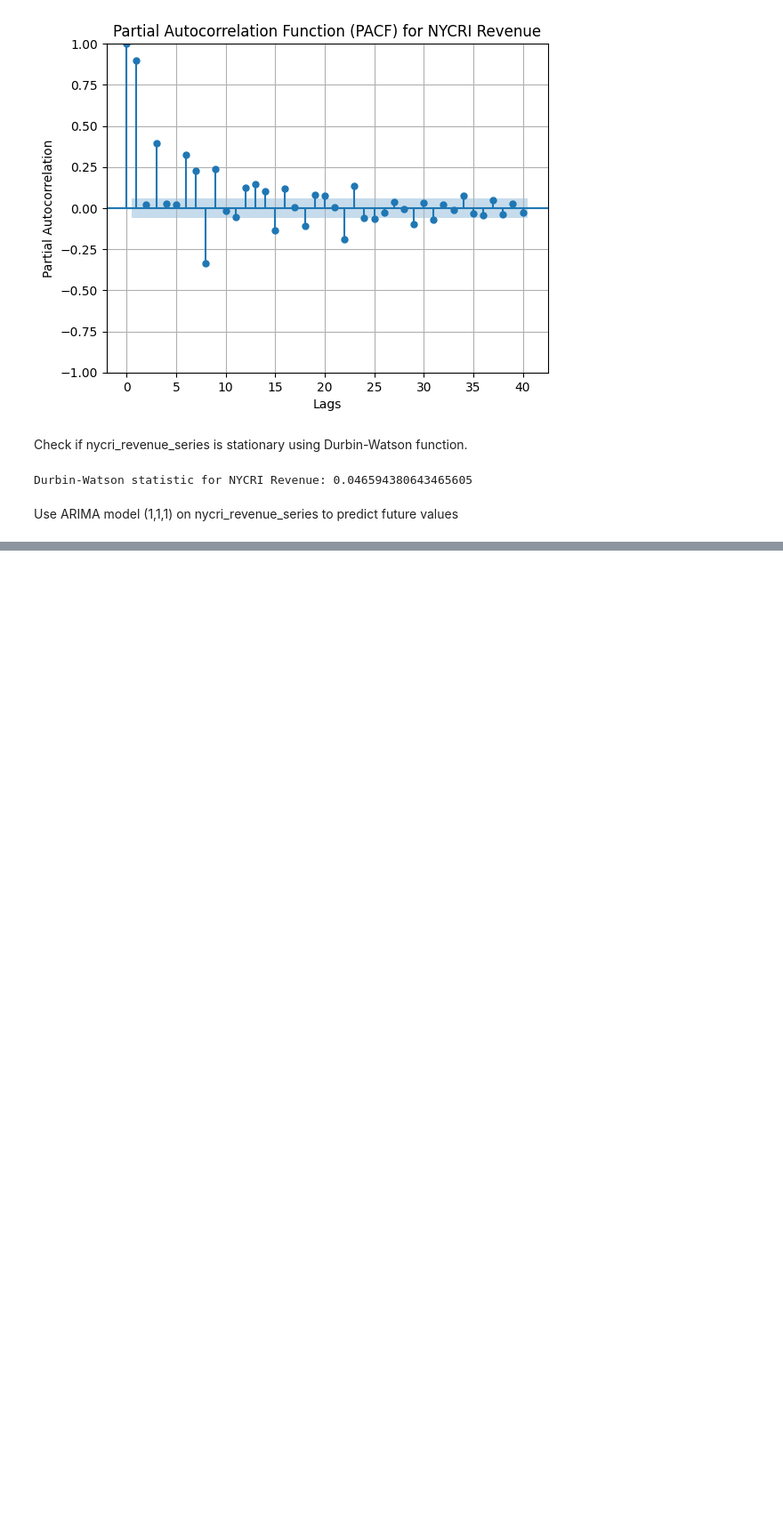
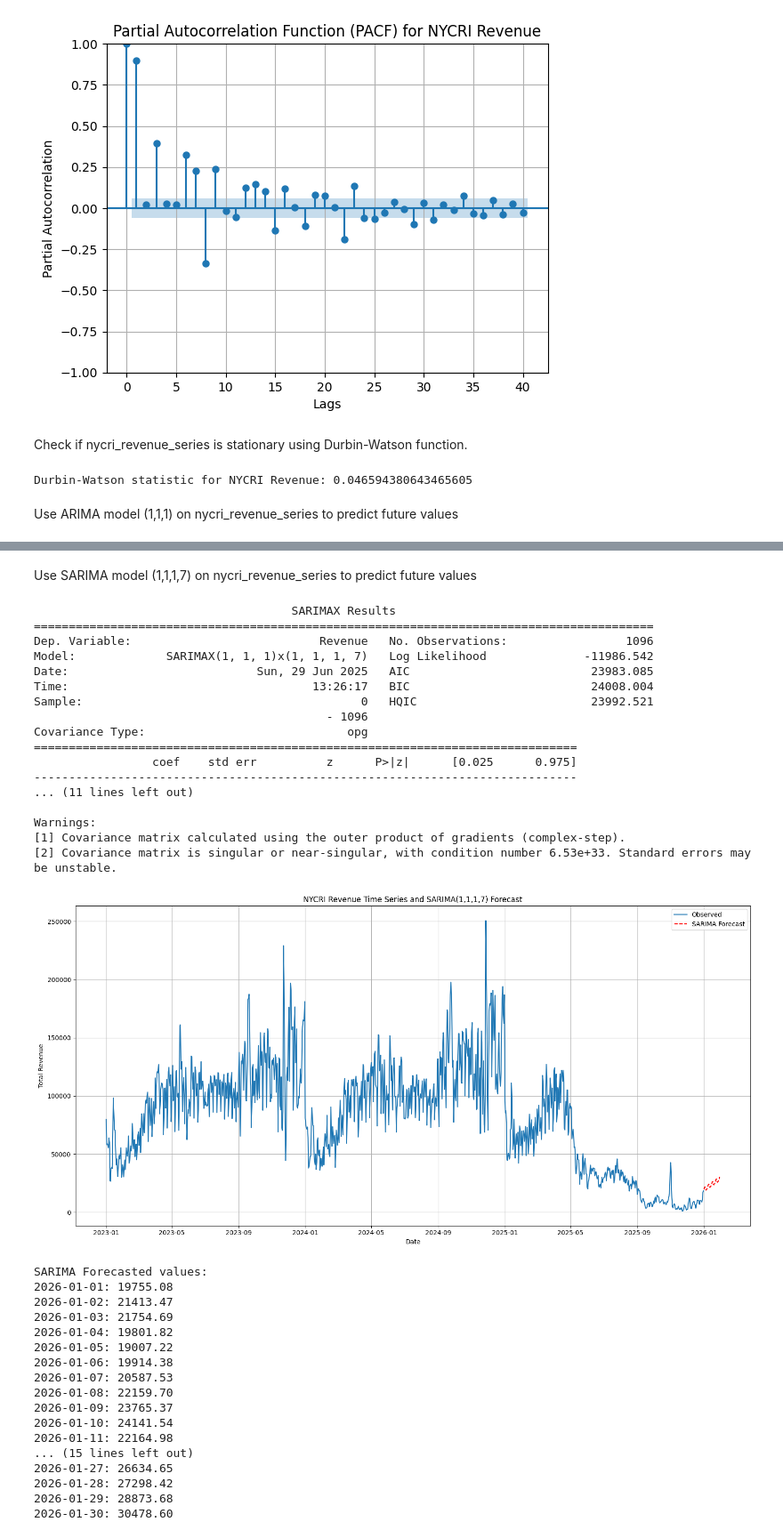
Before and after one commit to Ssahu620/ss-Capstone-Project, a Jupyter notebook: 062025_ss_cp.ipynb, the cells around one changed output, grey strips where cells are left out. Shown at 89% size. Cells and saved outputs as stored; diff of their text form; code cells hidden in the pictures; blank space fills up the shorter version.

```diff
--- a/062025_ss_cp.ipynb
+++ b/062025_ss_cp.ipynb
@@ -733,0 +749,79 @@ Name: predicted_mean, dtype: float64
+# %% [markdown]
+Use SARIMA model (1,1,1,7) on nycri_revenue_series to predict future values
+# %%
+# prompt: Use SARIMA model (1,1,1,7) on nycri_revenue_series to predict future. Show plot with values, predicted plot in red color
+
+from statsmodels.tsa.statespace.sarimax import SARIMAX
+
+# Fit the SARIMA(1, 1, 1, 7) model
+# The order is (p, d, q) and the seasonal order is (P, D, Q, S)
+# So, for SARIMA(1,1,1,7), it's order=(1,1,1) and seasonal_order=(0,0,0,7) if the question implies non-seasonal p,d,q.
+# However, the request is for SARIMA(1,1,1,7), which more commonly implies seasonal order (1,1,1,7).
+# Let's assume seasonal_order=(1,1,1,7) for the example.
+model_sarima = SARIMAX(nycri_revenue_series, order=(1, 1, 1), seasonal_order=(1, 1, 1, 7), enforce_stationarity=False, enforce_invertibility=False)
+model_sarima_fit = model_sarima.fit()
+
+# Print the model summary
+print(model_sarima_fit.summary())
+
+# Forecast future values (let's say 30 steps ahead)
+forecast_steps_sarima = 30
+forecast_sarima = model_sarima_fit.forecast(steps=forecast_steps_sarima)
+
+# Create a date range for the forecast
+last_date_sarima = revenue_by_stay_date['Stay Date'].iloc[-1]
+forecast_dates_sarima = pd.date_range(start=last_date_sarima, periods=forecast_steps_sarima + 1, freq='D')[1:] # Exclude the last date
+
+# Plot the original time series and the SARIMA forecast
+plt.figure(figsize=(16, 8))
+plt.plot(revenue_by_stay_date['Stay Date'], nycri_revenue_series, label='Observed')
+plt.plot(forecast_dates_sarima, forecast_sarima, color='red', linestyle='--', label='SARIMA Forecast')
+
+plt.title('NYCRI Revenue Time Series and SARIMA(1,1,1,7) Forecast')
+plt.xlabel('Date')
+plt.ylabel('Total Revenue')
+plt.legend()
+plt.grid(True)
+plt.tight_layout()
+plt.show()
+
+# Print the forecasted values
+print("\nSARIMA Forecasted values:")
+for date, value in zip(forecast_dates_sarima, forecast_sarima):
+    print(f"{date.strftime('%Y-%m-%d')}: {value:.2f}")
+# %% [output]
+                                     SARIMAX Results
+=========================================================================================
+Dep. Variable:                           Revenue   No. Observations:                 1096
+Model:             SARIMAX(1, 1, 1)x(1, 1, 1, 7)   Log Likelihood              -11986.542
+Date:                           Sun, 29 Jun 2025   AIC                          23983.085
+Time:                                   13:26:17   BIC                          24008.004
+Sample:                                        0   HQIC                         23992.521
+                                          - 1096
+Covariance Type:                             opg
+==============================================================================
+                 coef    std err          z      P>|z|      [0.025      0.975]
+------------------------------------------------------------------------------
+... (11 lines left out)
+
+Warnings:
+[1] Covariance matrix calculated using the outer product of gradients (complex-step).
+[2] Covariance matrix is singular or near-singular, with condition number 6.53e+33. Standard errors may be unstable.
+[figure, added]
+SARIMA Forecasted values:
+2026-01-01: 19755.08
+2026-01-02: 21413.47
+2026-01-03: 21754.69
+2026-01-04: 19801.82
+2026-01-05: 19007.22
+2026-01-06: 19914.38
+2026-01-07: 20587.53
+2026-01-08: 22159.70
+2026-01-09: 23765.37
+2026-01-10: 24141.54
+2026-01-11: 22164.98
+... (15 lines left out)
+2026-01-27: 26634.65
+2026-01-28: 27298.42
+2026-01-29: 28873.68
+2026-01-30: 30478.60
```
Also changed, not shown: parts of 1 cell of this notebook.
